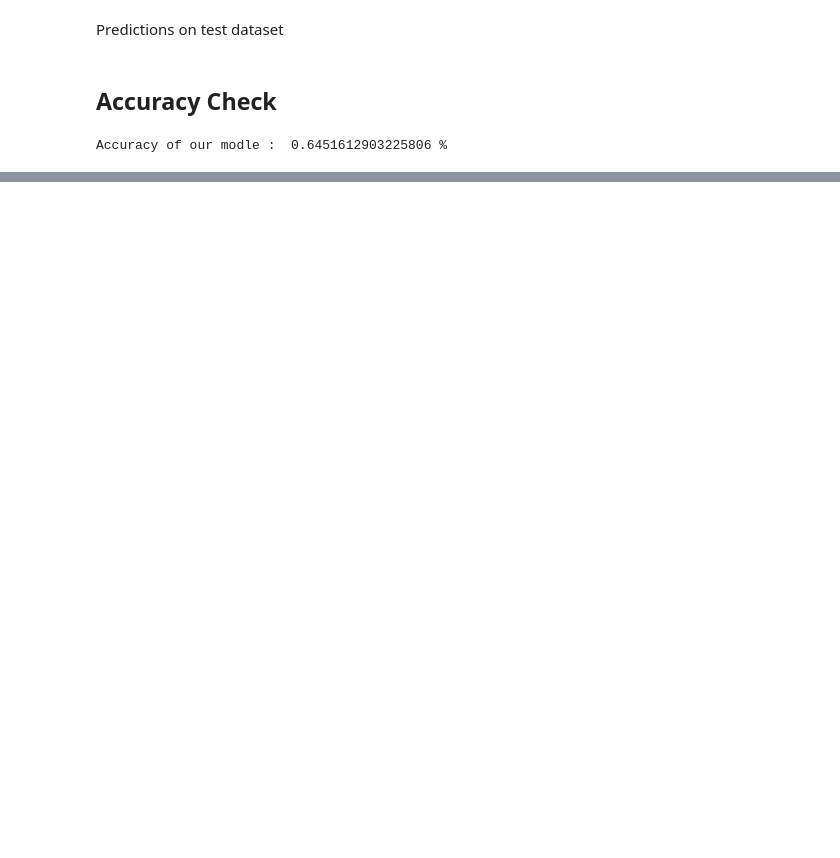
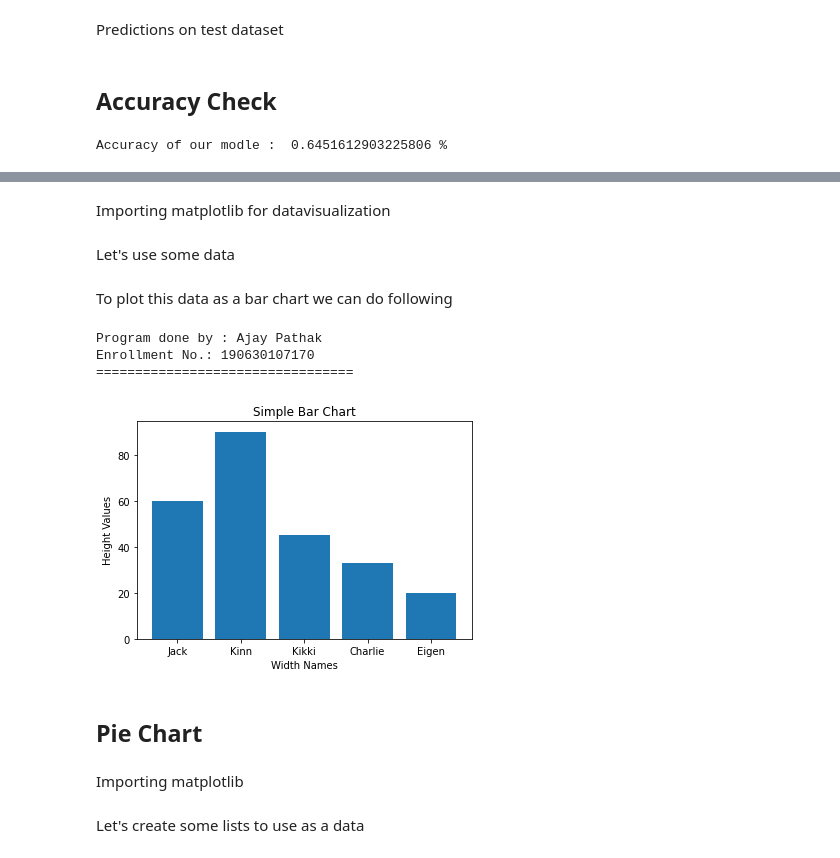
Before and after one commit to AJAY-22/Python_Practicals, a Jupyter notebook: LabManual.ipynb, the cells around one changed output, grey strips where cells are left out. Drawn from its saved outputs; the diff is of its cells as text; code cells hidden in the pictures; blank space fills up the shorter version.

```diff
--- a/LabManual.ipynb
+++ b/LabManual.ipynb
@@ -3253,0 +3229,2 @@ Accuracy of our modle :  0.6451612903225806 %
+# %% [markdown]
+Importing matplotlib for datavisualization
@@ -3253,0 +3237,40 @@ Accuracy of our modle :  0.6451612903225806 %
+# %% [markdown]
+Let's use some data
+# %%
+# # --------------------------------------------
+# print('Program done by : Ajay Pathak\n' +
+#       'Enrollment No.: 190630107170\n' +
+#       '=================================\n\n\n')
+x = ['Jack', 'Kinn', 'Kikki', 'Charlie', 'Eigen']
+y = [60, 90, 45, 33, 20]
+# %% [markdown]
+To plot this data as a bar chart we can do following
+# %%
+# --------------------------------------------
+print('Program done by : Ajay Pathak\n' +
+      'Enrollment No.: 190630107170\n' +
+      '=================================\n\n\n')
+# First using matplotlib we create a bar chart of values from list x on x axis
+# and vlues from list y on y axis
+plt.bar(x, y)
+
+# using title() method we can provide a title to our chart
+plt.title('Simple Bar Chart')
+
+# To give a lable on x axis we use xlable("lable_name") and provide lable name as an argument
+plt.xlabel('Width Names')
+
+# Similarly, for y axis we can use ylable("lable_name")
+plt.ylabel('Height Values')
+
+# Now, using show() method we can show the output chart
+plt.show()
+# %% [output]
+Program done by : Ajay Pathak
+Enrollment No.: 190630107170
+=================================
+[figure, added]
+# %% [markdown]
+## Pie Chart
+# %% [markdown]
+Importing matplotlib
@@ -3253,0 +3283,2 @@ Accuracy of our modle :  0.6451612903225806 %
+# %% [markdown]
+Let's create some lists to use as a data
```
Also changed, not shown: parts of 87 cells of this notebook.
